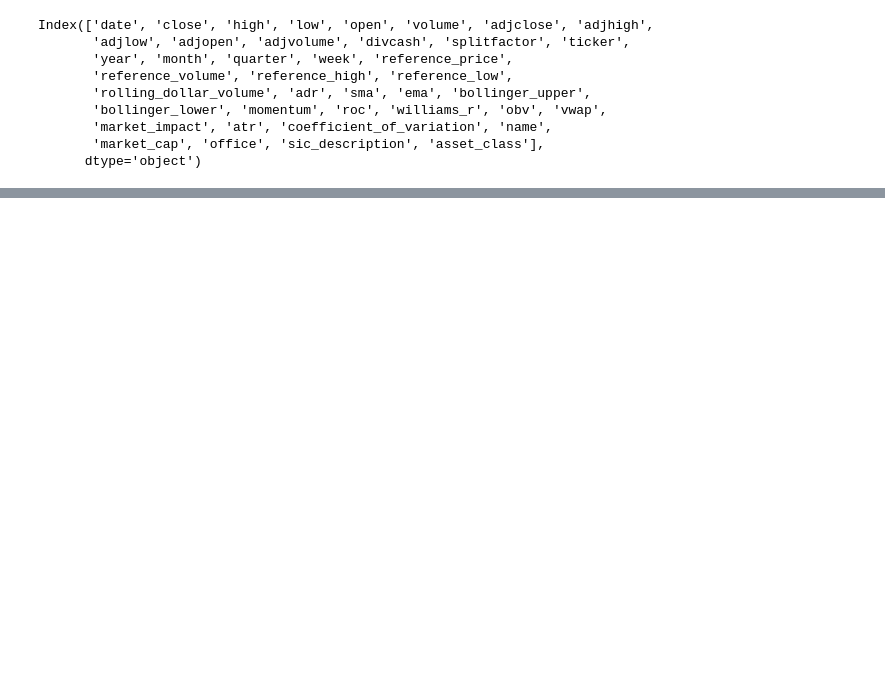
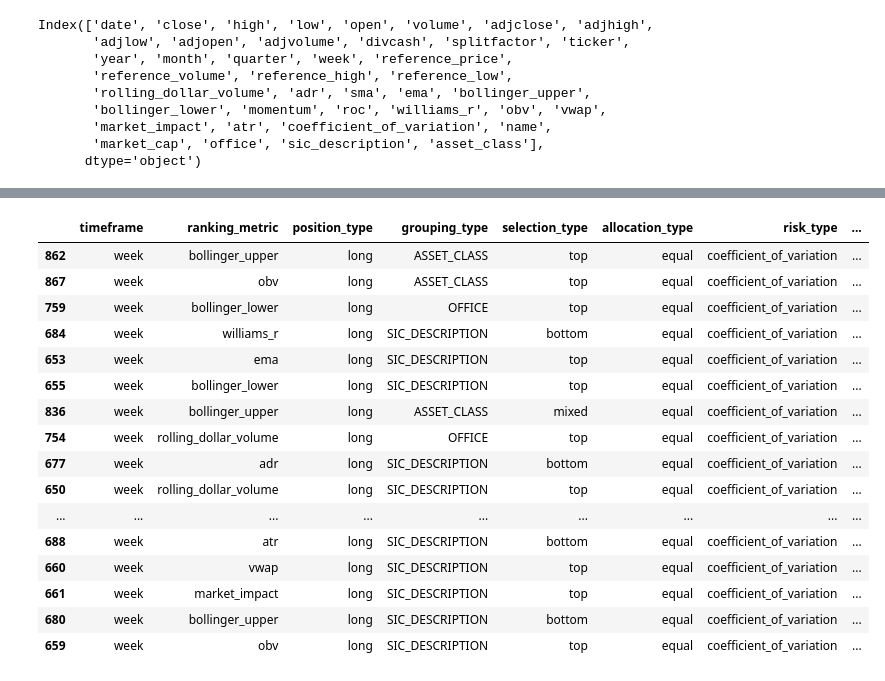
Before and after one commit to chung-ejy/orivault, a Jupyter notebook: studies/swing_trading_study/speculation_basic.ipynb, the cells around one changed output, grey strips where cells are left out. Cells and saved outputs as stored; diff of their text form; code cells hidden in the pictures; blank space fills up the shorter version.

```diff
--- a/studies/swing_trading_study/speculation_basic.ipynb
+++ b/studies/swing_trading_study/speculation_basic.ipynb
@@ -145,3 +169,21 @@ plt.show()
 # %%
-top = a[(a["grouping_type"]=="OFFICE")].sort_values("pnl",ascending=False).head(1).to_dict("records")[0]
-top
+valid = a[(a["position_type"]=="long") & (a["timeframe"]=="week") & (a["selection_type"]!="long_short")].sort_values("pnl",ascending=False).head(20)
+valid
+# %% [output]
+|  | timeframe | ranking_metric | position_type | grouping_type | selection_type | allocation_type | risk_type | ... |
+| 862 | week | bollinger_upper | long | ASSET_CLASS | top | equal | coefficient_of_variation | ... |
+| 867 | week | obv | long | ASSET_CLASS | top | equal | coefficient_of_variation | ... |
+| 759 | week | bollinger_lower | long | OFFICE | top | equal | coefficient_of_variation | ... |
+| 684 | week | williams_r | long | SIC_DESCRIPTION | bottom | equal | coefficient_of_variation | ... |
+| 653 | week | ema | long | SIC_DESCRIPTION | top | equal | coefficient_of_variation | ... |
+| 655 | week | bollinger_lower | long | SIC_DESCRIPTION | top | equal | coefficient_of_variation | ... |
+| 836 | week | bollinger_upper | long | ASSET_CLASS | mixed | equal | coefficient_of_variation | ... |
+| 754 | week | rolling_dollar_volume | long | OFFICE | top | equal | coefficient_of_variation | ... |
+| 677 | week | adr | long | SIC_DESCRIPTION | bottom | equal | coefficient_of_variation | ... |
+| 650 | week | rolling_dollar_volume | long | SIC_DESCRIPTION | top | equal | coefficient_of_variation | ... |
+| ... | ... | ... | ... | ... | ... | ... | ... | ... |
+| 688 | week | atr | long | SIC_DESCRIPTION | bottom | equal | coefficient_of_variation | ... |
+| 660 | week | vwap | long | SIC_DESCRIPTION | top | equal | coefficient_of_variation | ... |
+| 661 | week | market_impact | long | SIC_DESCRIPTION | top | equal | coefficient_of_variation | ... |
+| 680 | week | bollinger_upper | long | SIC_DESCRIPTION | bottom | equal | coefficient_of_variation | ... |
+| 659 | week | obv | long | SIC_DESCRIPTION | top | equal | coefficient_of_variation | ... |
```
Also changed, not shown: parts of 9 cells of this notebook.
